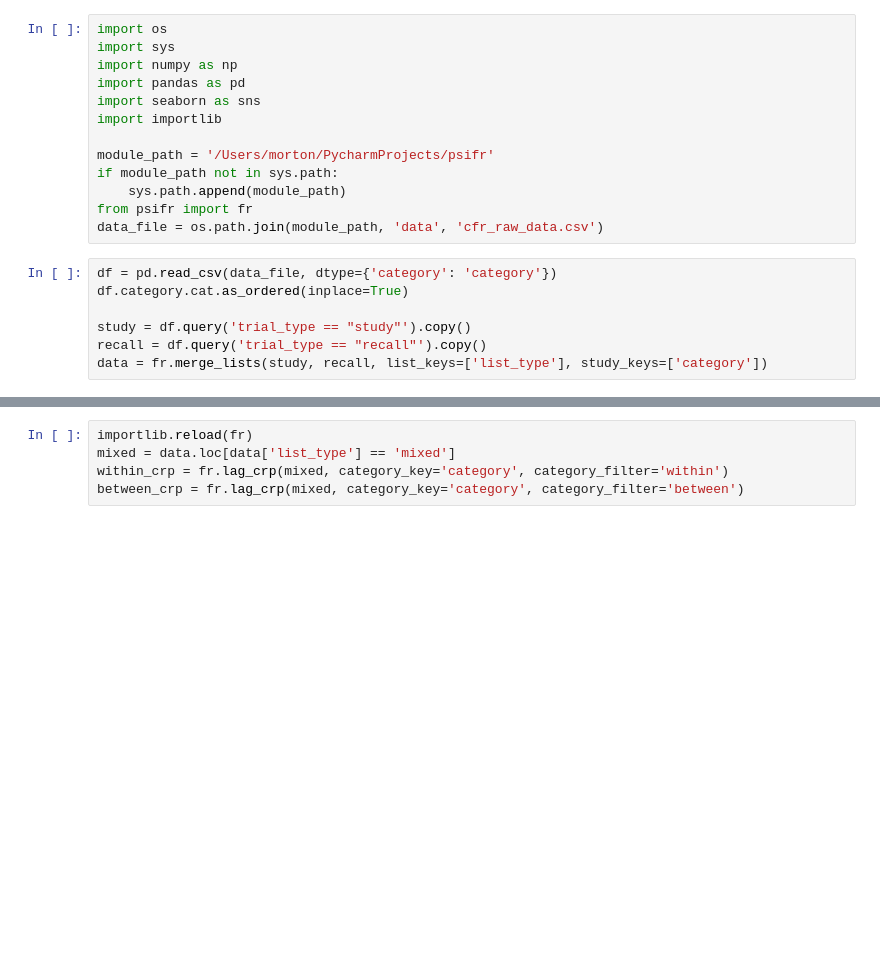
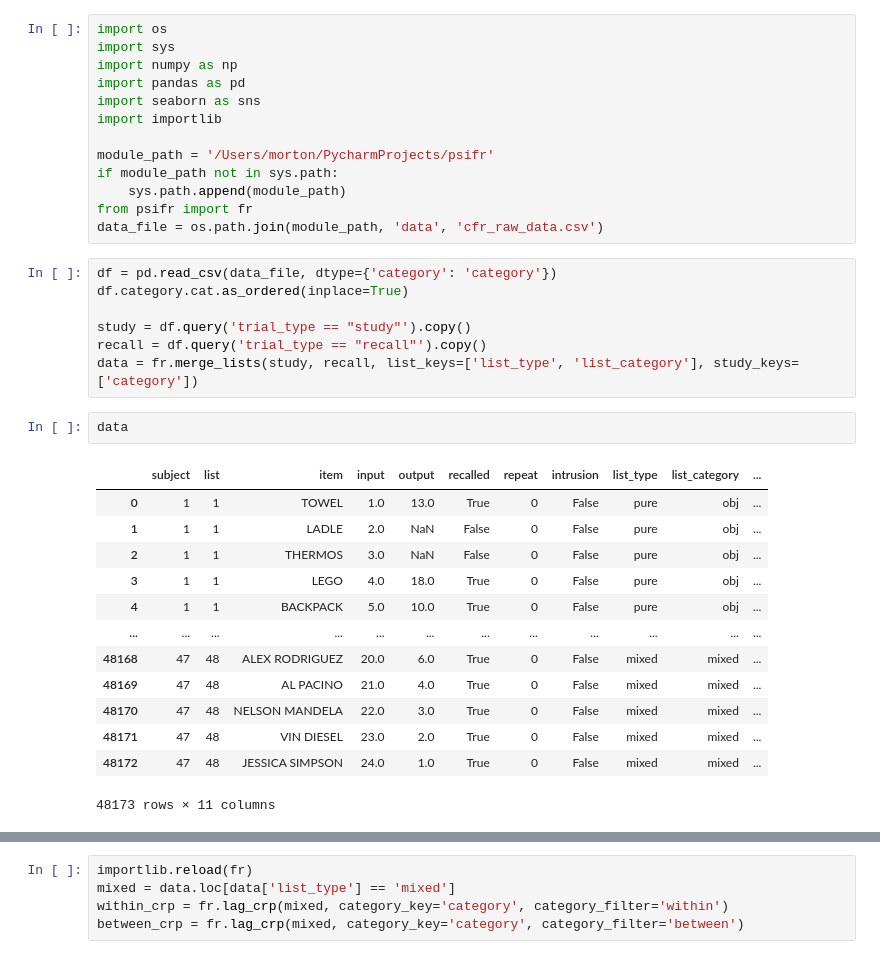
Before and after one commit to mortonne/psifr, a Jupyter notebook: jupyter/demo_clustering.ipynb, the cells around one changed output, grey strips where cells are left out. Saved outputs shown, nothing was run; the diff lists cells and outputs as text; blank space fills up the shorter version.

```diff
--- a/jupyter/demo_clustering.ipynb
+++ b/jupyter/demo_clustering.ipynb
@@ -17,5 +17,21 @@ df.category.cat.as_ordered(inplace=True)
 
 study = df.query('trial_type == "study"').copy()
 recall = df.query('trial_type == "recall"').copy()
-data = fr.merge_lists(study, recall, list_keys=['list_type'], study_keys=['category'])
+data = fr.merge_lists(study, recall, list_keys=['list_type', 'list_category'], study_keys=['category'])
+# %%
+data
+# %% [output]
+|  | subject | list | item | input | output | recalled | repeat | intrusion | list_type | list_category | ... |
+| 0 | 1 | 1 | TOWEL | 1.0 | 13.0 | True | 0 | False | pure | obj | ... |
+| 1 | 1 | 1 | LADLE | 2.0 | NaN | False | 0 | False | pure | obj | ... |
+| 2 | 1 | 1 | THERMOS | 3.0 | NaN | False | 0 | False | pure | obj | ... |
+| 3 | 1 | 1 | LEGO | 4.0 | 18.0 | True | 0 | False | pure | obj | ... |
+| 4 | 1 | 1 | BACKPACK | 5.0 | 10.0 | True | 0 | False | pure | obj | ... |
+| ... | ... | ... | ... | ... | ... | ... | ... | ... | ... | ... | ... |
+| 48168 | 47 | 48 | ALEX RODRIGUEZ | 20.0 | 6.0 | True | 0 | False | mixed | mixed | ... |
+| 48169 | 47 | 48 | AL PACINO | 21.0 | 4.0 | True | 0 | False | mixed | mixed | ... |
+| 48170 | 47 | 48 | NELSON MANDELA | 22.0 | 3.0 | True | 0 | False | mixed | mixed | ... |
+| 48171 | 47 | 48 | VIN DIESEL | 23.0 | 2.0 | True | 0 | False | mixed | mixed | ... |
+| 48172 | 47 | 48 | JESSICA SIMPSON | 24.0 | 1.0 | True | 0 | False | mixed | mixed | ... |
+48173 rows × 11 columns
 # %%
```
Also changed, not shown: parts of 7 cells of this notebook.
